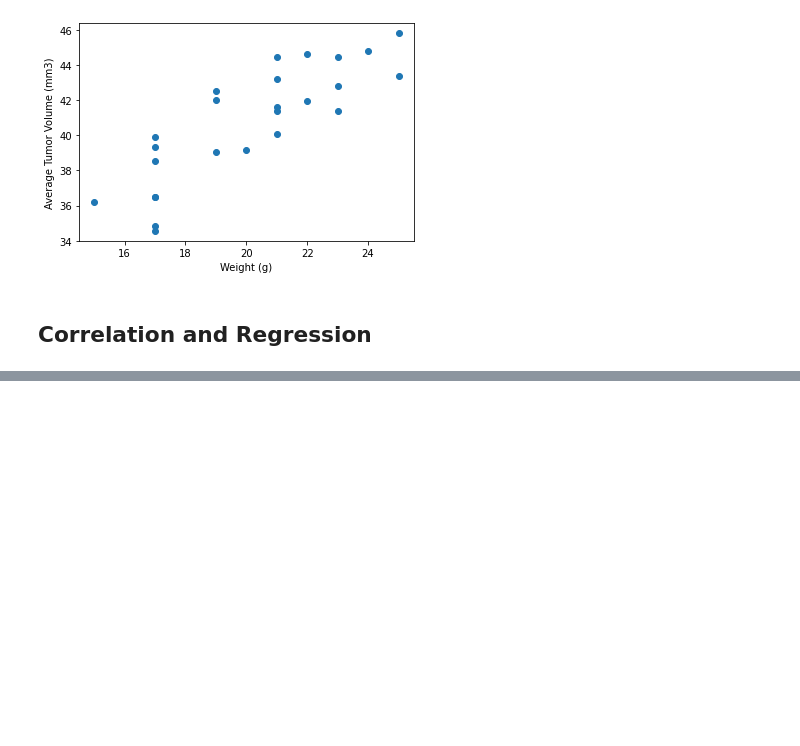
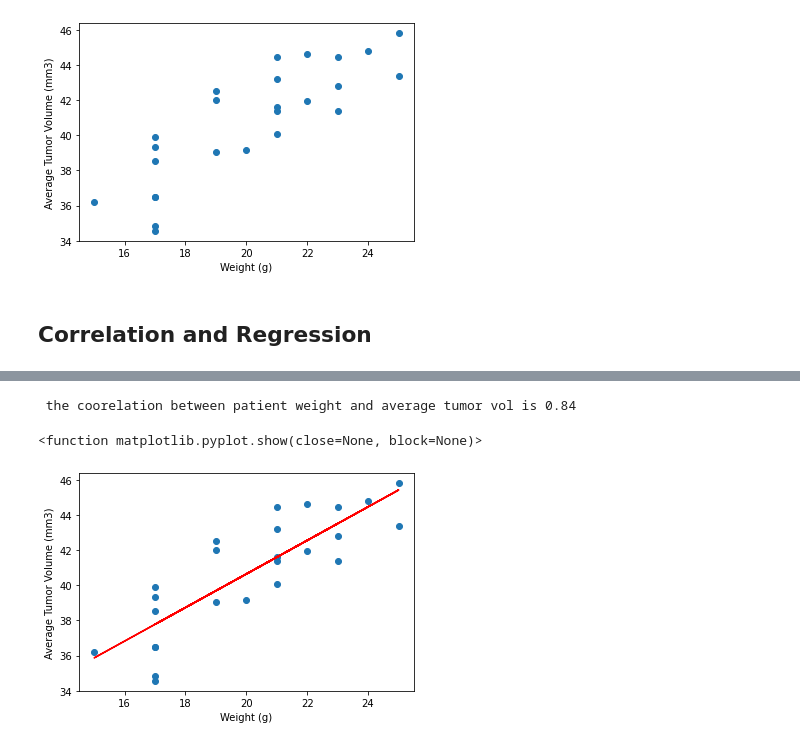
Before and after one commit to choward3413/Matplotlib-Challenge, a Jupyter notebook: Pymaceuticals/pymaceuticals_last.ipynb, the cells around one changed output, grey strips where cells are left out. Cells and saved outputs as stored; diff of their text form; code cells hidden in the pictures; blank space fills up the shorter version.

```diff
--- a/Pymaceuticals/pymaceuticals_last.ipynb
+++ b/Pymaceuticals/pymaceuticals_last.ipynb
@@ -321,0 +298,20 @@ The correlation between mouse weight and the average tumor volume is 0.84
+# %%
+correlation = round(st.pearsonr(Capomulin_avg["Weight (g)"],Capomulin_avg["Tumor Volume (mm3)"])[0], 2)
+print(f" the coorelation between patient weight and average tumor vol is {correlation:.2f}")
+
+model = st.linregress(Capomulin_avg["Weight (g)"],Capomulin_avg["Tumor Volume (mm3)"])
+#print (model)
+
+yValues = Capomulin_avg["Weight (g)"] * model[0] + model[1]
+
+plt.scatter(Capomulin_avg["Weight (g)"],Capomulin_avg["Tumor Volume (mm3)"] )
+plt.xlabel("Weight (g)")
+plt.ylabel("Average Tumor Volume (mm3)")
+
+
+plt.plot (Capomulin_avg["Weight (g)"], yValues, color="r")
+plt.show
+# %% [output]
+ the coorelation between patient weight and average tumor vol is 0.84
+<function matplotlib.pyplot.show(close=None, block=None)>
+[figure, added]
```
Also changed, not shown: parts of 5 cells of this notebook.
